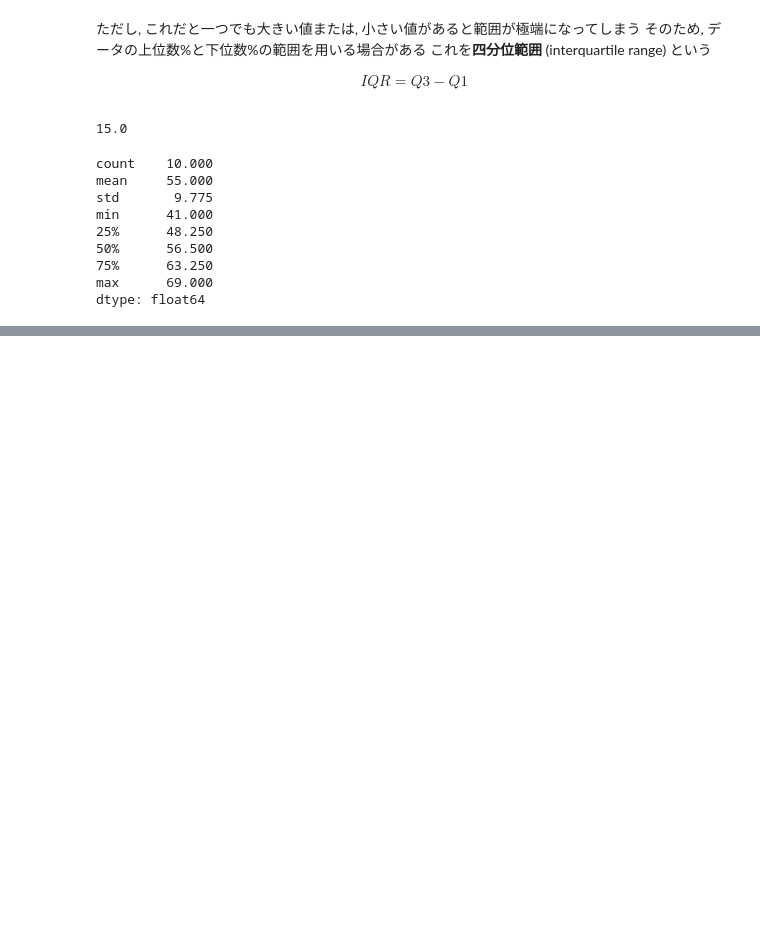
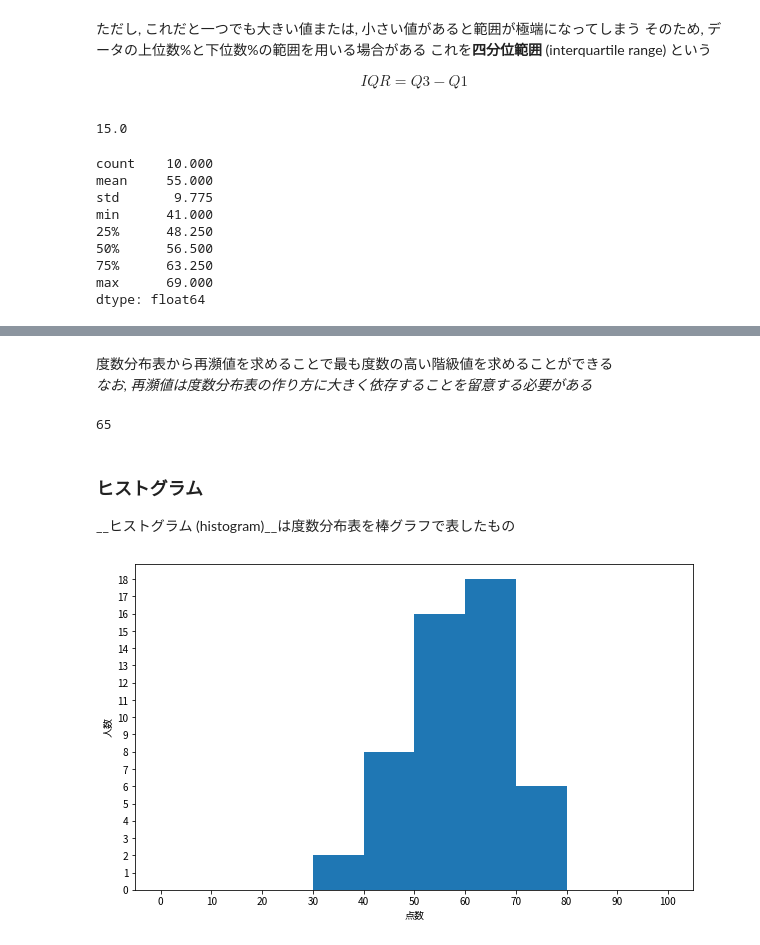
Before and after one commit to bonohub13/learningStatistics, a Jupyter notebook: chapters/chapter2.ipynb, the cells around one changed output, grey strips where cells are left out. Drawn from its saved outputs; the diff is of its cells as text; code cells hidden in the pictures; blank space fills up the shorter version.

```diff
--- a/chapters/chapter2.ipynb
+++ b/chapters/chapter2.ipynb
@@ -258,0 +324,5 @@ dtype: float64
+# %%
+# 50人分の英語のテストの点数
+english_scores = np.array(df["英語"])
+
+pd.Series(english_scores).describe()
@@ -258,0 +415,10 @@ dtype: float64
+# %% [markdown]
+度数分布表から再瀕値を求めることで最も度数の高い階級値を求めることができる<br/>
+_なお, 再瀕値は度数分布表の作り方に大きく依存することを留意する必要がある_
+# %%
+freq_dist_df.loc[freq_dist_df["度数"].idxmax(), "階級値"]
+# %% [output]
+65
+# %% [markdown]
+### ヒストグラム
+__ヒストグラム (histogram)__は度数分布表を棒グラフで表したもの
@@ -258,0 +428,12 @@ dtype: float64
+# %%
+fig = plt.figure(figsize=(10, 6))
+ax = fig.add_subplot(111)
+
+freq, _, _ = ax.hist(english_scores, bins=10, range=(0, 100))
+ax.set_xlabel("点数", )
+ax.set_ylabel("人数")
+ax.set_xticks(np.linspace(0, 100, 10+1))
+ax.set_yticks(np.arange(0, freq.max()+1))
+plt.show()
+# %% [output]
+[figure, added]
```
Also changed, not shown: parts of 23 cells of this notebook, 12 other files.
